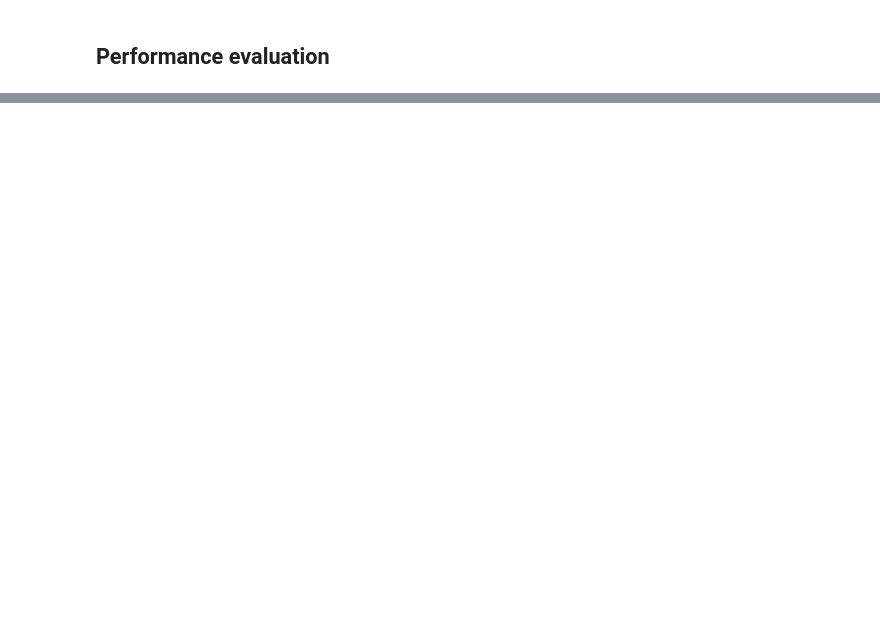
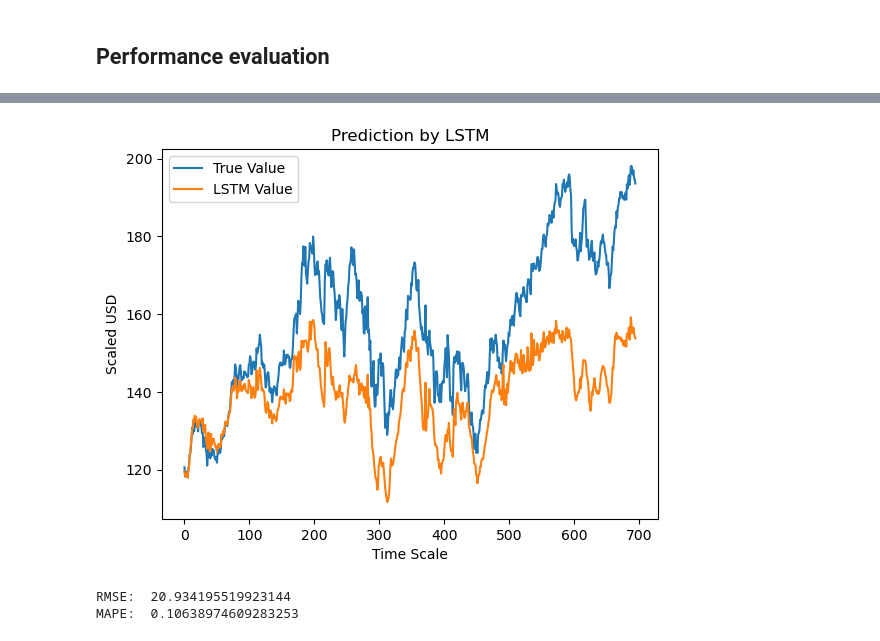
Before and after one commit to vuanhngo14/StockSage, a Jupyter notebook: stocksage_draft.ipynb, the cells around one changed output, grey strips where cells are left out. Saved outputs shown, nothing was run; the diff lists cells and outputs as text; code cells hidden in the pictures; blank space fills up the shorter version.

```diff
--- a/stocksage_draft.ipynb
+++ b/stocksage_draft.ipynb
@@ -244,0 +255,7 @@ plt.show()
+# %%
+lstm = Sequential()
+lstm.add(LSTM(50, input_shape=(X_train.shape[1], X_train.shape[2]), activation='relu', return_sequences=True))
+lstm.add(LSTM(50, activation='relu'))
+lstm.add(Dense(1))
+lstm.compile(loss='mean_squared_error', optimizer='adam')
+lstm.summary()
@@ -244,0 +278,6 @@ plt.show()
+# %%
+# Fit model to training data
+
+history = lstm.fit(X_train, y_train,
+                   epochs=100, batch_size=4,
+                   verbose=2, shuffle=False)
@@ -244,0 +304,5 @@ plt.show()
+# %%
+# Evaluate the performance on a test set
+
+y_pred = lstm.predict(X_test)
+y_pred.shape
@@ -244,0 +312,20 @@ plt.show()
+# %%
+#Predicted vs True Adj Close Value – LSTM
+
+plt.plot(y_test, label='True Value')
+plt.plot(y_pred, label='LSTM Value')
+plt.title('Prediction by LSTM')
+plt.xlabel('Time Scale')
+plt.ylabel('Scaled USD')
+plt.legend()
+plt.show()
+# %% [output]
+[figure, added]
+# %%
+rmse = mean_squared_error(y_test, y_pred, squared=False)
+mape = mean_absolute_percentage_error(y_test, y_pred)
+print("RMSE: ", rmse)
+print("MAPE: ", mape)
+# %% [output]
+RMSE:  20.934195519923144
+MAPE:  0.10638974609283253
```
Also changed, not shown: parts of 13 cells of this notebook.
